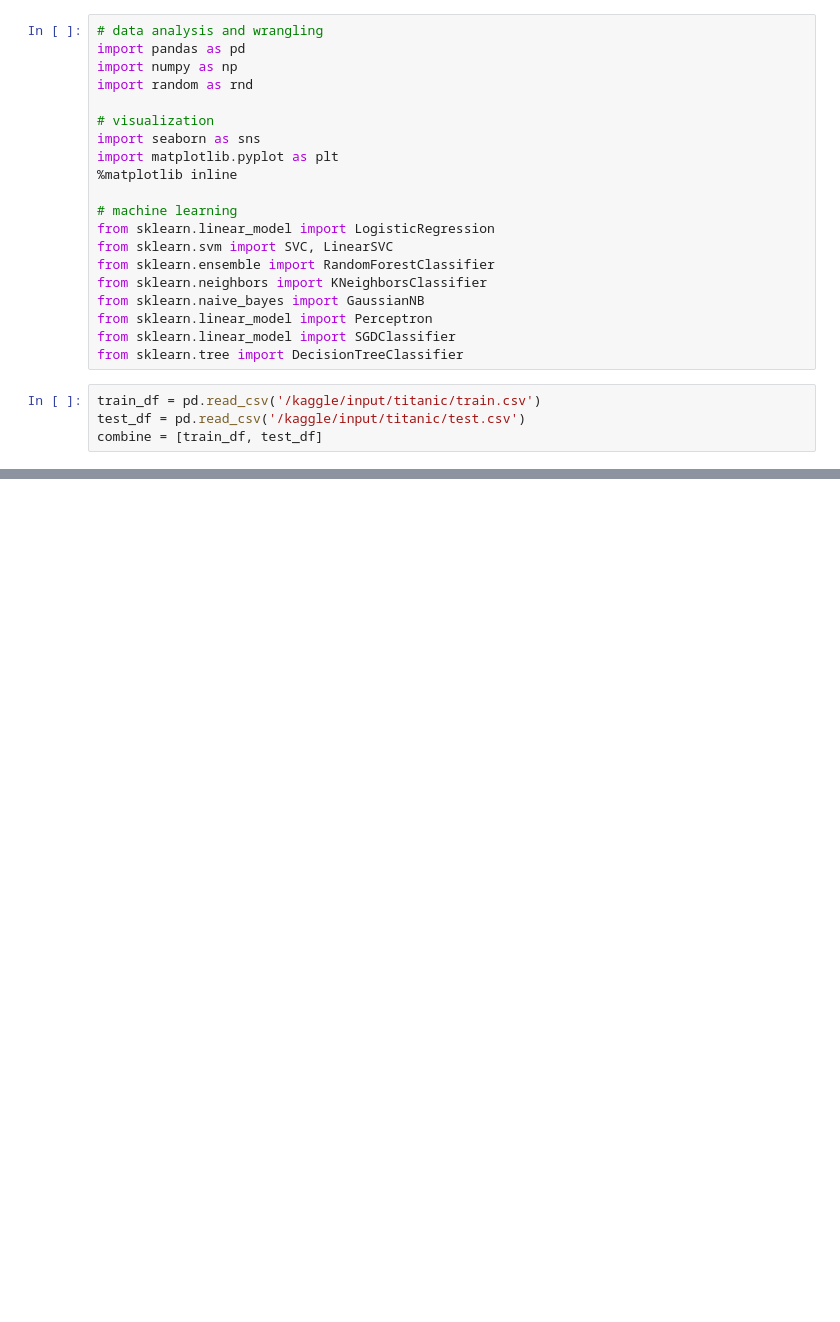
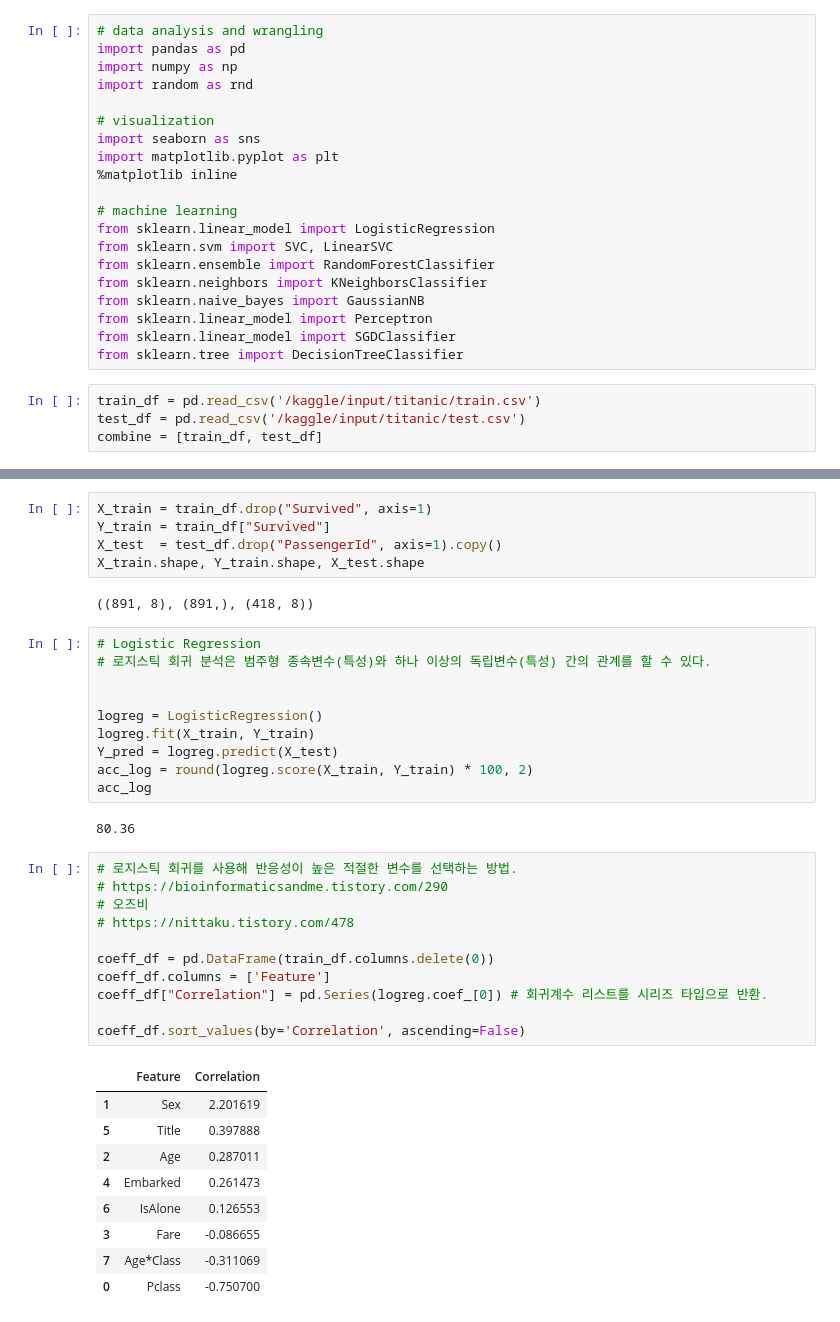
Before and after one commit to jiwoong2/Kaggle, a Jupyter notebook: jiwoong-data.ipynb, the cells around one changed output, grey strips where cells are left out. Drawn from its saved outputs; the diff is of its cells as text; blank space fills up the shorter version.

Commit message:
Kaggle Notebook | jiwoong data | Version 5

```diff
--- a/jiwoong-data.ipynb
+++ b/jiwoong-data.ipynb
@@ -264,0 +535,40 @@ test_df.head(10)
+# %%
+X_train = train_df.drop("Survived", axis=1)
+Y_train = train_df["Survived"]
+X_test  = test_df.drop("PassengerId", axis=1).copy()
+X_train.shape, Y_train.shape, X_test.shape
+# %% [output]
+((891, 8), (891,), (418, 8))
+# %%
+# Logistic Regression
+# 로지스틱 회귀 분석은 범주형 종속변수(특성)와 하나 이상의 독립변수(특성) 간의 관계를 할 수 있다.
+
+
+logreg = LogisticRegression()
+logreg.fit(X_train, Y_train)
+Y_pred = logreg.predict(X_test)
+acc_log = round(logreg.score(X_train, Y_train) * 100, 2)
+acc_log
+# %% [output]
+80.36
+# %%
+# 로지스틱 회귀를 사용해 반응성이 높은 적절한 변수를 선택하는 방법.
+# https://bioinformaticsandme.tistory.com/290
+# 오즈비
+# https://nittaku.tistory.com/478
+
+coeff_df = pd.DataFrame(train_df.columns.delete(0))
+coeff_df.columns = ['Feature']
+coeff_df["Correlation"] = pd.Series(logreg.coef_[0]) # 회귀계수 리스트를 시리즈 타입으로 반환.
+
+coeff_df.sort_values(by='Correlation', ascending=False)
+# %% [output]
+|  | Feature | Correlation |
+| 1 | Sex | 2.201619 |
+| 5 | Title | 0.397888 |
+| 2 | Age | 0.287011 |
+| 4 | Embarked | 0.261473 |
+| 6 | IsAlone | 0.126553 |
+| 3 | Fare | -0.086655 |
+| 7 | Age*Class | -0.311069 |
+| 0 | Pclass | -0.750700 |
```
Also changed, not shown: parts of 38 cells of this notebook.
